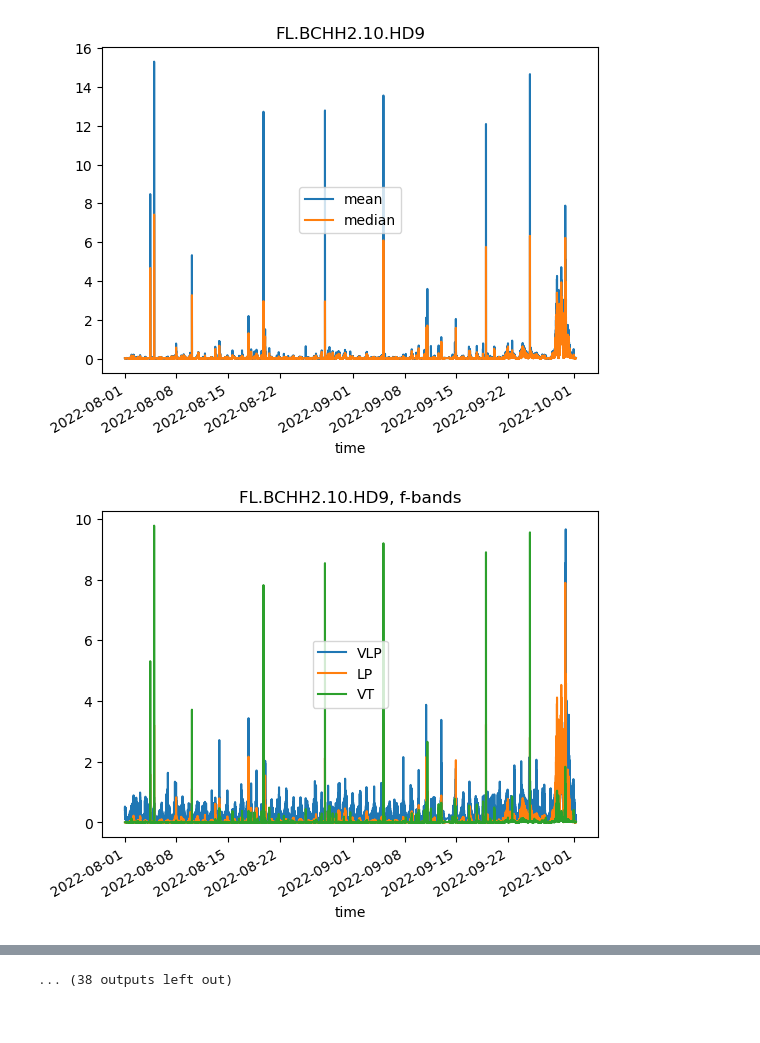
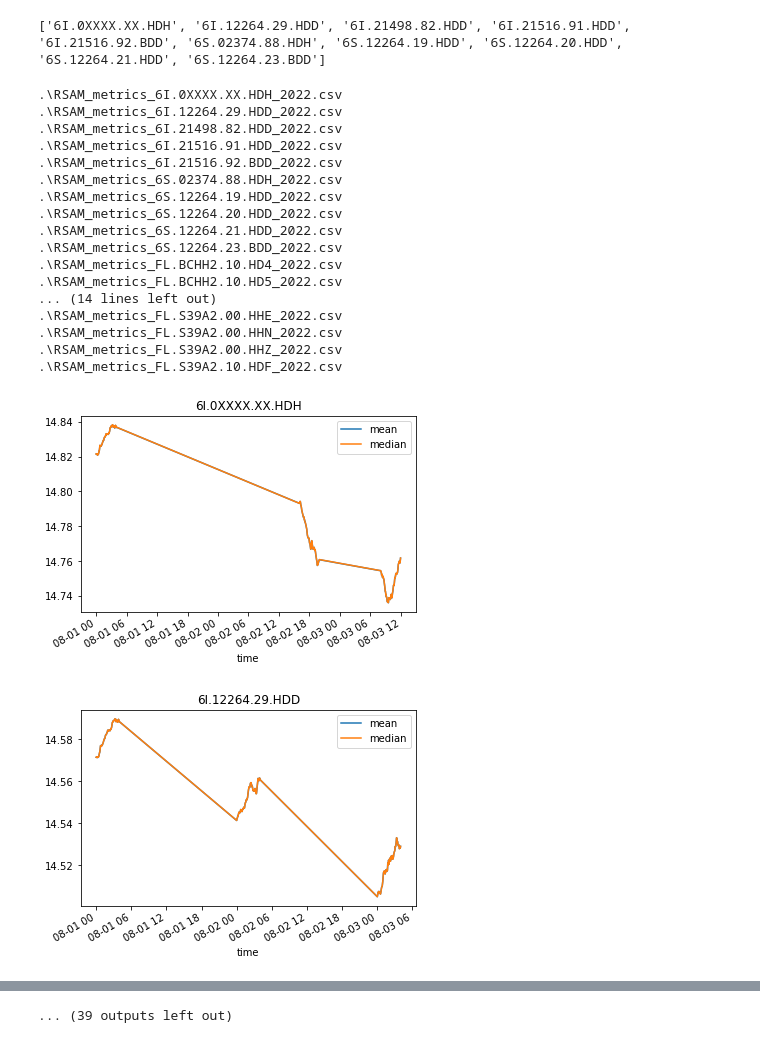
Before and after one commit to gthompson/tremorExplorer, a Jupyter notebook: SDS_vs_RSAM.ipynb, the cells around one changed output, grey strips where cells are left out. Saved outputs shown, nothing was run; the diff lists cells and outputs as text; code cells hidden in the pictures.

```diff
--- a/SDS_vs_RSAM.ipynb
+++ b/SDS_vs_RSAM.ipynb
@@ -24,12 +52,37 @@ st.plot(equal_scale=False);
 # %%
-#trace_ids = [tr.id for tr in st]
+trace_ids = [tr.id for tr in st]
+#print(trace_ids)
+subset_ids = []
+for id in trace_ids:
+    if '6I.' in id or '6S.' in id:
+        subset_ids.append(id)
+print(subset_ids)
+# %% [output]
+['6I.0XXXX.XX.HDH', '6I.12264.29.HDD', '6I.21498.82.HDD', '6I.21516.91.HDD', '6I.21516.92.BDD', '6S.02374.88.HDH', '6S.12264.19.HDD', '6S.12264.20.HDD', '6S.12264.21.HDD', '6S.12264.23.BDD']
 # %%
 from importlib import reload
 reload(IceWeb)
 startt = UTCDateTime(2022,8,1)
-endt = UTCDateTime(2022,11,1)
+endt = UTCDateTime(2022,8,4)
 r = IceWeb.read_RSAMmetrics(startt, endt, RSAM_TOP='.')
 r.plot(log=False);
 # %% [output]
+.\RSAM_metrics_6I.0XXXX.XX.HDH_2022.csv
+.\RSAM_metrics_6I.12264.29.HDD_2022.csv
+.\RSAM_metrics_6I.21498.82.HDD_2022.csv
+.\RSAM_metrics_6I.21516.91.HDD_2022.csv
+.\RSAM_metrics_6I.21516.92.BDD_2022.csv
+.\RSAM_metrics_6S.02374.88.HDH_2022.csv
+.\RSAM_metrics_6S.12264.19.HDD_2022.csv
+.\RSAM_metrics_6S.12264.20.HDD_2022.csv
+.\RSAM_metrics_6S.12264.21.HDD_2022.csv
+.\RSAM_metrics_6S.12264.23.BDD_2022.csv
+.\RSAM_metrics_FL.BCHH2.10.HD4_2022.csv
+.\RSAM_metrics_FL.BCHH2.10.HD5_2022.csv
+... (14 lines left out)
+.\RSAM_metrics_FL.S39A2.00.HHE_2022.csv
+.\RSAM_metrics_FL.S39A2.00.HHN_2022.csv
+.\RSAM_metrics_FL.S39A2.00.HHZ_2022.csv
+.\RSAM_metrics_FL.S39A2.10.HDF_2022.csv
-[figure, old version]
+[figure, new version]
-[figure, old version]
+[figure, new version]
@@ -46 +98 @@ r.plot(log=False);
-... (38 outputs left out)
+... (39 outputs left out)
```
Also changed, not shown: parts of 5 cells of this notebook, 3 other files.
